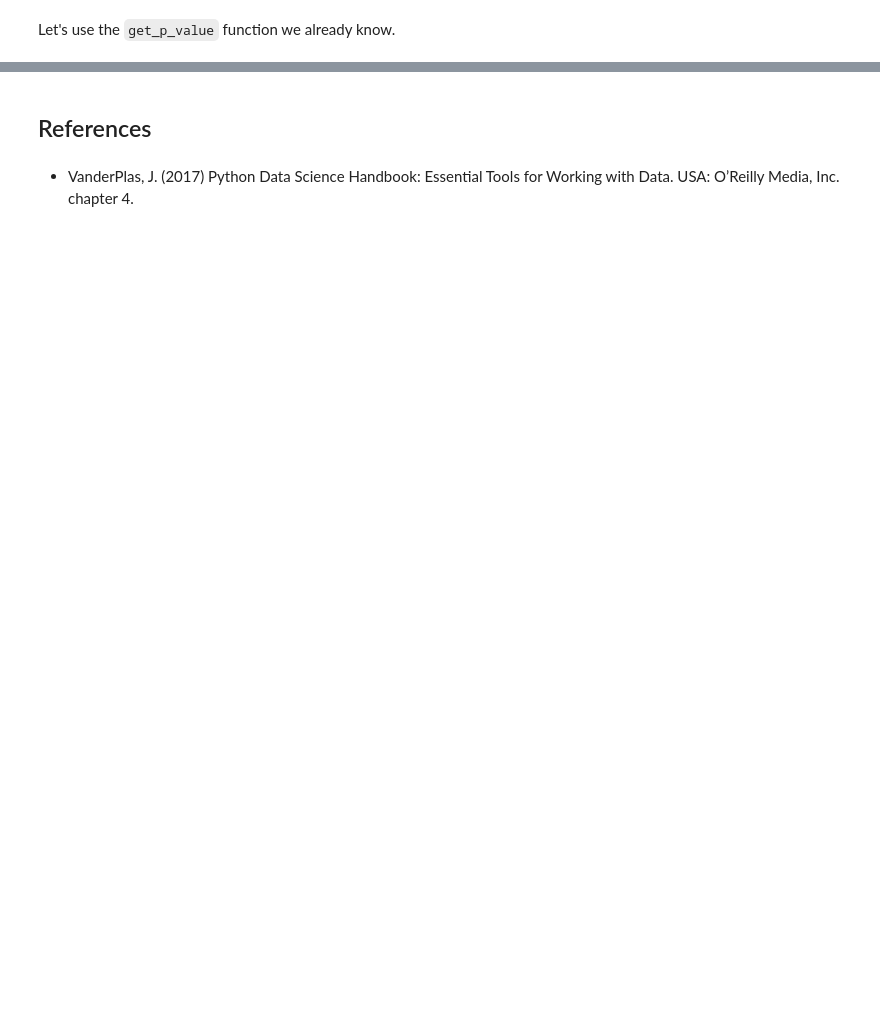
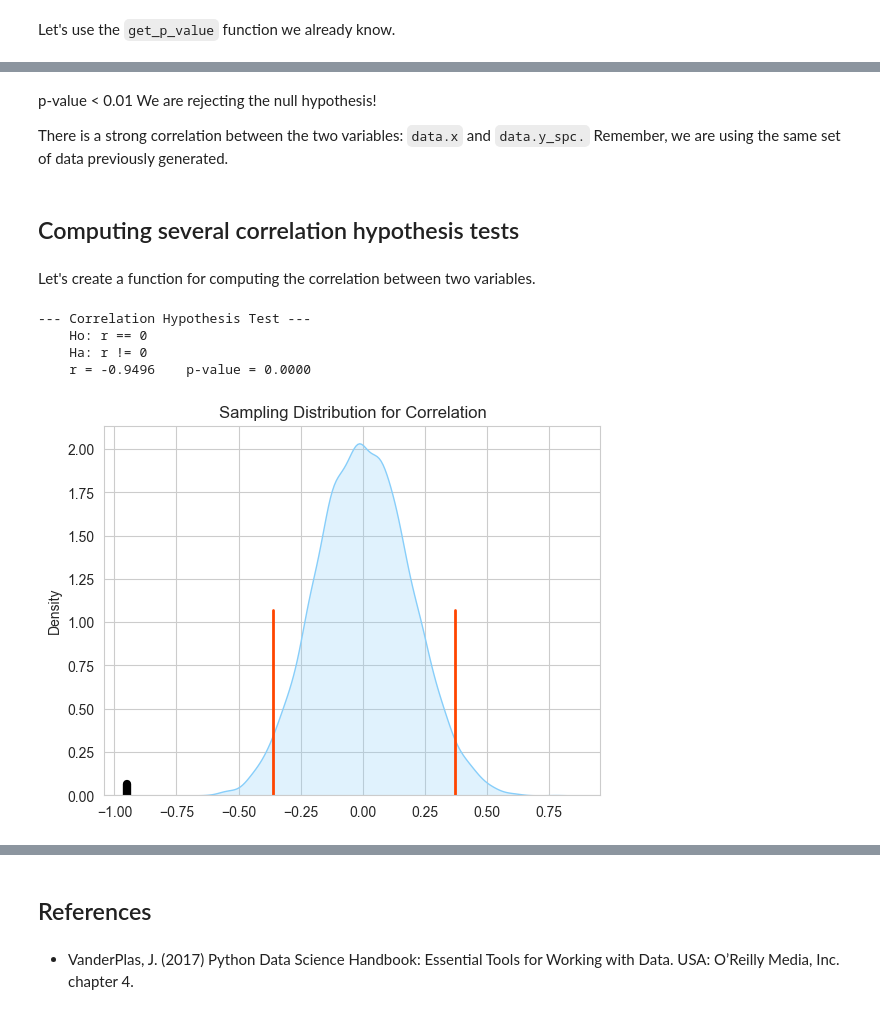
Before and after one commit to Goliath-Research/Computational-Statistics, a Jupyter notebook: 05-Forecasting/02-Boot_Correlation.ipynb, the cells around one changed output, grey strips where cells are left out. Drawn from its saved outputs; the diff is of its cells as text; code cells hidden in the pictures; blank space fills up the shorter version.

Commit message:
resampling update!

```diff
--- a/05-Forecasting/02-Boot_Correlation.ipynb
+++ b/05-Forecasting/02-Boot_Correlation.ipynb
@@ -494,0 +107,24 @@ The confidence interval of the percentile method does not include 0; there is no
+# %%
+def graph_hyp_test_corr(sample_value, sample_distribution, alpha=0.05):
+    '''
+    It calculates the resampling hypothesis test for correlation.
+    sample_value:        statistic calculated from the sample
+    sample_distribution: sample distribution calculated from the sample
+    alpha:               significance level
+    '''
+    print('--- Correlation Hypothesis Test ---')
+    print('    Ho: r == 0')
+    print('    Ha: r != 0')
+    # plotting the sample distribution
+    sns.kdeplot(x=sample_distribution, color='lightskyblue', fill=True)
+    plt.title('Sampling Distribution for Correlation')
+    # plotting the statistic
+    plt.axvline(x=sample_value, ymin=0, ymax= 0.03, color='black', linewidth=6)
+    # calculating the p-value
+    p_val = get_p_value(sample_distribution, sample_value)
+    # plotting the critical regions
+    cv1 = np.percentile(sample_distribution, (alpha/2)*100)         # left critical value
+    cv2 = np.percentile(sample_distribution, 100-(alpha/2)*100)     # right critical value
+    plt.axvline(x = cv1, ymin=0, ymax=0.5, color='orangered', linewidth=2)
+    plt.axvline(x = cv2, ymin=0, ymax=0.5, color='orangered', linewidth=2)
+    print('    r = %.4f    p-value = %.4f' %(sample_value, p_val))
@@ -494,0 +140,28 @@ The confidence interval of the percentile method does not include 0; there is no
+# %% [markdown]
+p-value < 0.01 We are rejecting the null hypothesis!
+
+There is a strong correlation between the two variables: `data.x` and `data.y_spc.` Remember, we are using the same set of data previously generated.
+# %% [markdown]
+## Computing several correlation hypothesis tests
+# %% [markdown]
+Let's create a function for computing the correlation between two variables.
+# %%
+def corr_bootstrap(x, y, num_samples=10000):
+    '''
+    It calculates the bootstrapping hypothesis test for correlation.
+    '''
+    # computing the correlation (statistic)
+    stat_r = np.corrcoef(x, y)[0][1]
+    # computing the sample distribution for correlation
+    sample_distribution_r = get_boot_sample_distribution_corr(x, y, num_samples=num_samples)
+    # plotting the hypothesis test
+    graph_hyp_test_corr(stat_r, sample_distribution_r)
+# %%
+# Generated data with strong negative correlation
+corr_bootstrap(data.x, data.y_snc)
+# %% [output]
+--- Correlation Hypothesis Test ---
+    Ho: r == 0
+    Ha: r != 0
+    r = -0.9496    p-value = 0.0000
+[figure, added]
```
Also changed, not shown: parts of 95 cells of this notebook, 5 other files.
